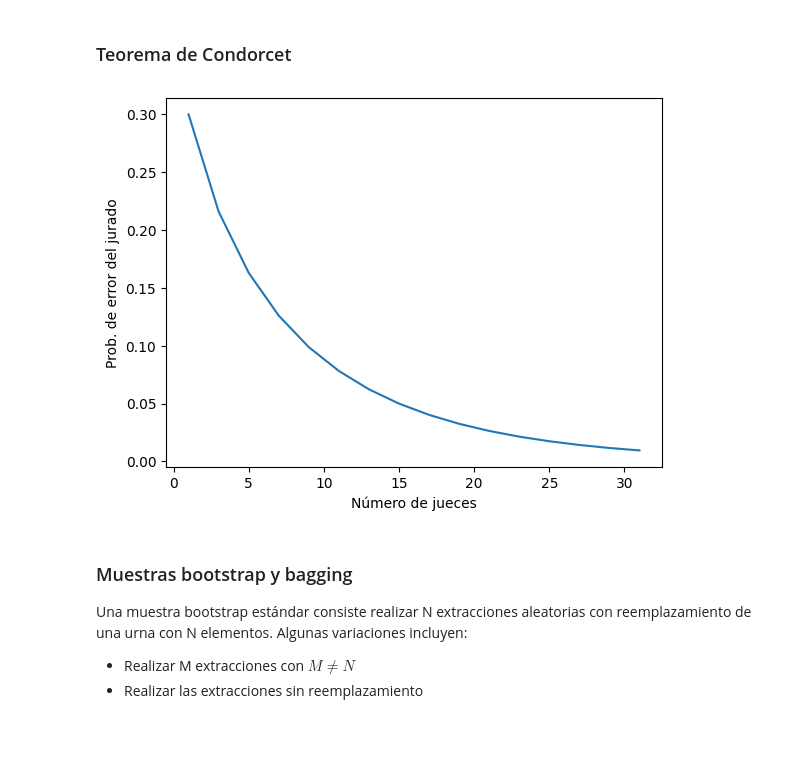
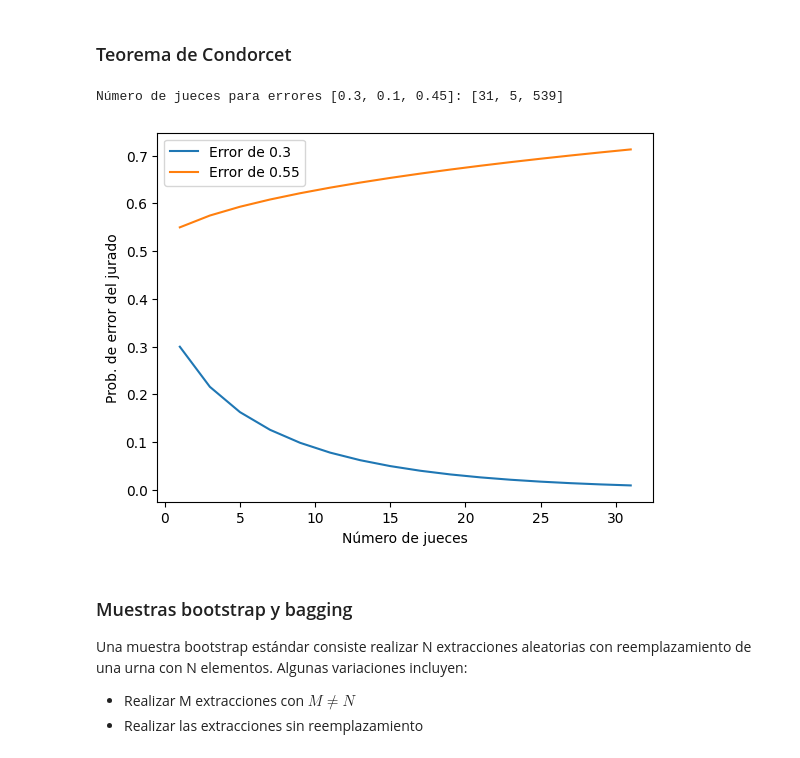
Before and after one commit to RafaDom02/MAAA, a Jupyter notebook: conjuntos_sin_sols.ipynb, the cells around one changed output. Cells and saved outputs as stored; diff of their text form; code cells hidden in the pictures.

```diff
--- a/conjuntos_sin_sols.ipynb
+++ b/conjuntos_sin_sols.ipynb
@@ -149,26 +149,50 @@ plotData(x1,x2,ytrain,{'c':'#FF0000'},{'c':'#0000FF'})
 # %%
 prob_error = 0.3  # <-- Modifica esta probabilidad para ver cómo evoluciona
                   #     la probabilidad de equivocarse del jurado
 num_jueces = 31   # Mejor que sea impar para evitar empates
 
 p_error_jurado = np.zeros(num_jueces)
 for i in range(1,num_jueces+1,2):
     mayoria = 1 + i//2
     p_error_jurado[i-1] = np.sum(sp.stats.binom.pmf(range(mayoria,i+1), i, prob_error))
 
 # Puedes cambiar a semilogy para ver mejor cómo baja la prob de error
-plt.plot(range(1,num_jueces+1,2),p_error_jurado[::2])
+plt.plot(range(1,num_jueces+1,2),p_error_jurado[::2], label=f"Error de {prob_error}")
 
 plt.ylabel('Prob. de error del jurado')
 _ = plt.xlabel('Número de jueces')
 
 # Algunas cuestiones:
 #   * ¿Cuántos jueces necesitas para estar tener una prob del 99%
 #      de que el jurado acierte con prob_error=0.3? ¿y con prob_error=0.1?
 #      ¿y con 0.45?
+prob_error = [0.3, 0.1, 0.45]
+num_jueces = []
+
+for prob in prob_error:
+    for i in range(1, 1000, 2):
+        mayoria = 1 + i // 2
+        p_error_jurado = stats.binom.sf(mayoria - 1, i, prob)
+        if p_error_jurado < 0.01:
+            num_jueces.append(i)
+            break
+
+print("Número de jueces para errores [0.3, 0.1, 0.45]:",num_jueces)
 #   * ¿Qué sucede si la probabilidad de equivocarse de cada juez es >0.5?
+
+prob_error = 0.55
+num_jueces = 31
+
+p_error_jurado = [
+    stats.binom.sf((1 + i // 2) - 1, i, prob_error) for i in range(1, num_jueces + 1, 2)
+]
+
+plt.plot(range(1, num_jueces + 1, 2), p_error_jurado, label=f"Error de {prob_error}")
+plt.legend()
+plt.show()
 # %% [output]
+Número de jueces para errores [0.3, 0.1, 0.45]: [31, 5, 539]
-[figure, old version]
+[figure, new version]
 # %% [markdown]
 ### Muestras bootstrap y bagging
 Una muestra bootstrap estándar consiste realizar N extracciones aleatorias con reemplazamiento de una urna con N elementos. Algunas variaciones incluyen:
```
Also changed, not shown: parts of 6 cells of this notebook.
